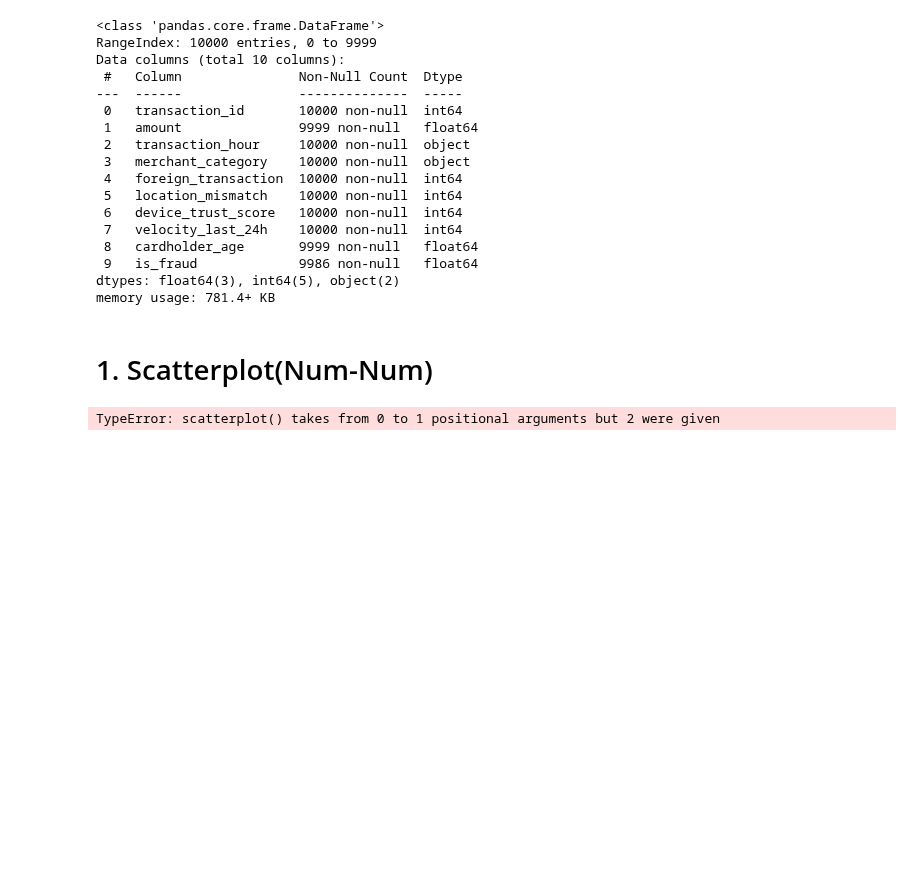
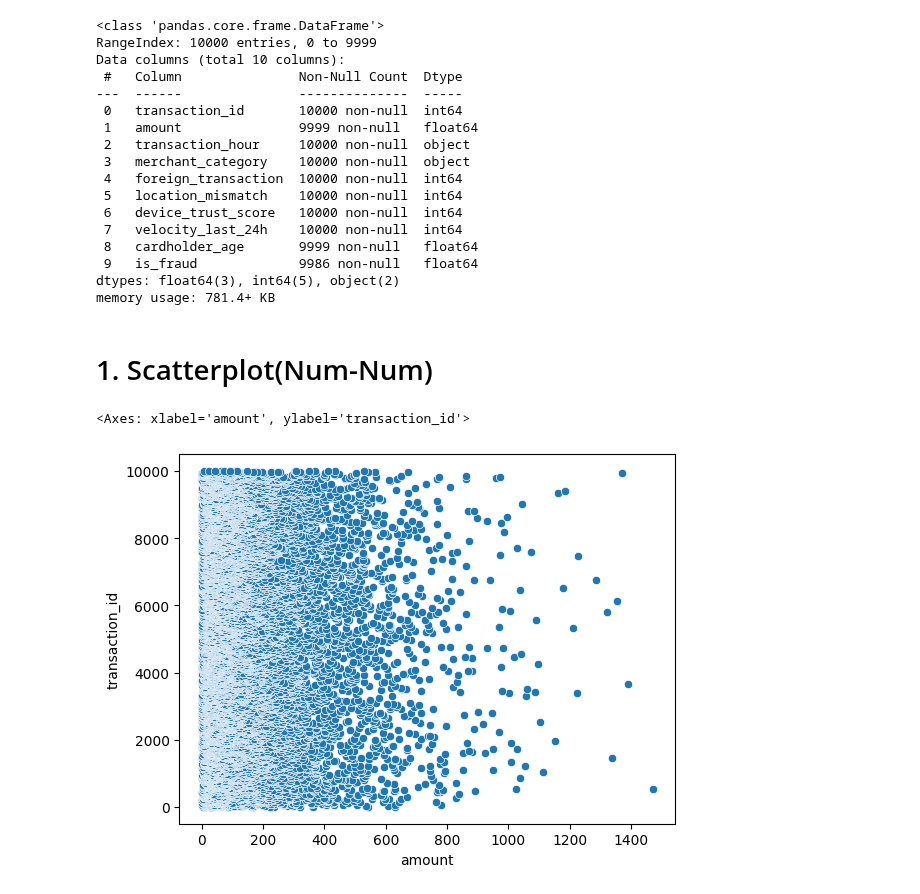
Before and after one commit to prajwal0756/Data-Science, a Jupyter notebook: Machine Learning/code/08_Bi_multivariate.ipynb, the cells around one changed output. Drawn from its saved outputs; the diff is of its cells as text; code cells hidden in the pictures; blank space fills up the shorter version.

```diff
--- a/Machine Learning/code/08_Bi_multivariate.ipynb
+++ b/Machine Learning/code/08_Bi_multivariate.ipynb
@@ -37,6 +38,7 @@ memory usage: 781.4+ KB
 # %% [markdown]
 # 1. Scatterplot(Num-Num)
 # %%
-sns.scatterplot(credit['amount'],credit['device_trust_score'])
+sns.scatterplot(data=credit, x=credit['amount'],y=credit['transaction_id'])
 # %% [output]
-TypeError: scatterplot() takes from 0 to 1 positional arguments but 2 were given
+<Axes: xlabel='amount', ylabel='transaction_id'>
+[figure, added]
```
Also changed, not shown: parts of 27 cells of this notebook, 4 other files.
